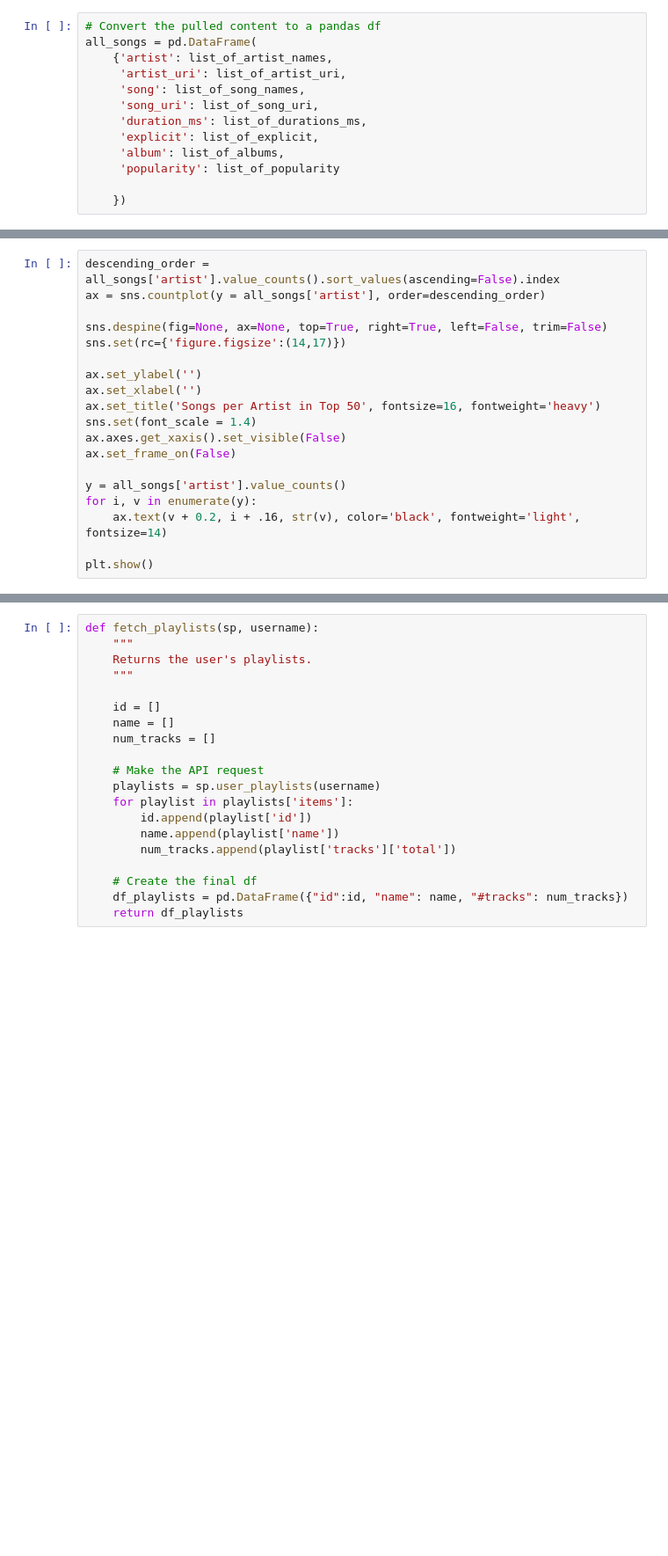
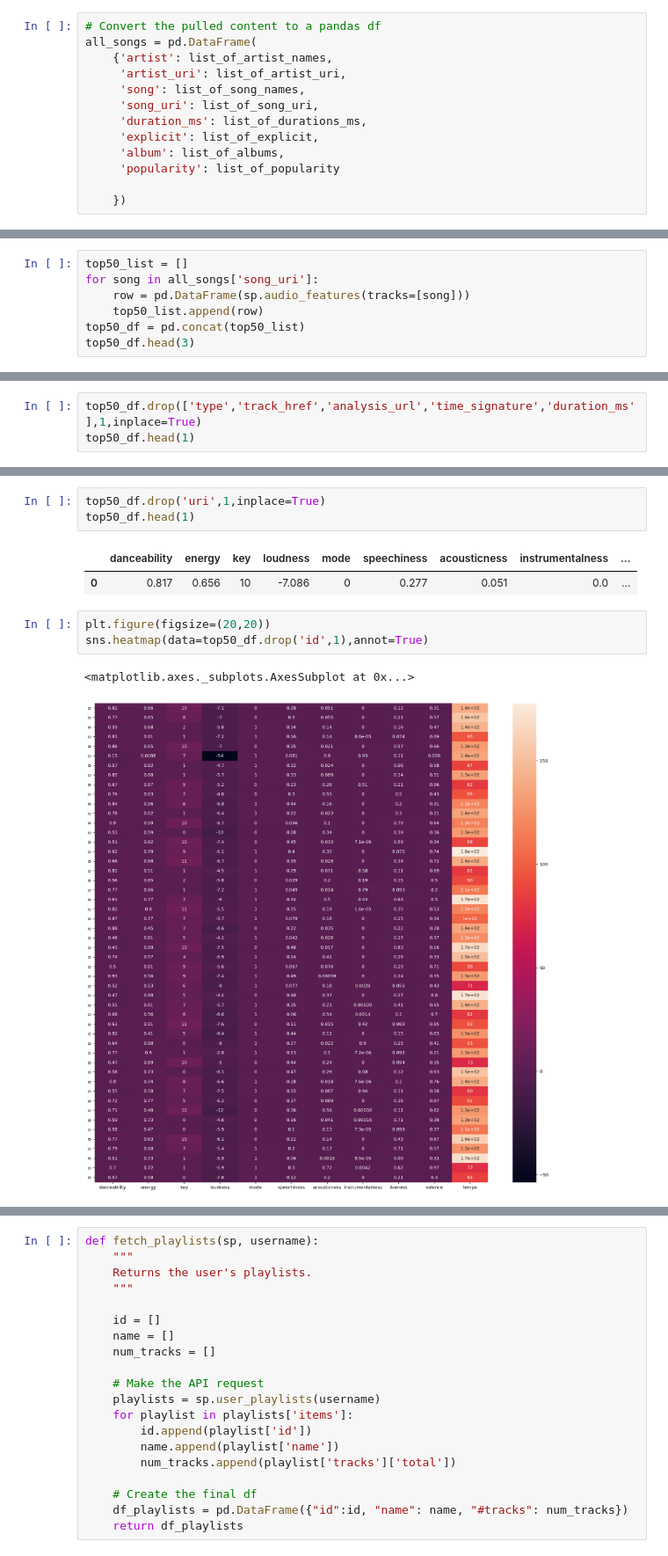
Before and after one commit to trustinyoon/Spotify-Data-Analysis, a Jupyter notebook: Spotify_Data_Manipulation_Python.ipynb, the cells around one changed output, grey strips where cells are left out. Shown at 88% size. Cells and saved outputs as stored; diff of their text form; blank space fills up the shorter version.

```diff
--- a/Spotify_Data_Manipulation_Python.ipynb
+++ b/Spotify_Data_Manipulation_Python.ipynb
@@ -136,19 +120,0 @@ all_songs.sort_values('popularity', ascending=False)
-# %%
-descending_order = all_songs['artist'].value_counts().sort_values(ascending=False).index
-ax = sns.countplot(y = all_songs['artist'], order=descending_order)
-
-sns.despine(fig=None, ax=None, top=True, right=True, left=False, trim=False)
-sns.set(rc={'figure.figsize':(14,17)})
-
-ax.set_ylabel('')
-ax.set_xlabel('')
-ax.set_title('Songs per Artist in Top 50', fontsize=16, fontweight='heavy')
-sns.set(font_scale = 1.4)
-ax.axes.get_xaxis().set_visible(False)
-ax.set_frame_on(False)
-
-y = all_songs['artist'].value_counts()
-for i, v in enumerate(y):
-    ax.text(v + 0.2, i + .16, str(v), color='black', fontweight='light', fontsize=14)
-
-plt.show()
@@ -159,0 +123,7 @@ another key data point: user's most recent playlists are clusters themselves to
+# %%
+top50_list = []
+for song in all_songs['song_uri']:
+    row = pd.DataFrame(sp.audio_features(tracks=[song]))
+    top50_list.append(row)
+top50_df = pd.concat(top50_list)
+top50_df.head(3)
@@ -159,0 +135,3 @@ another key data point: user's most recent playlists are clusters themselves to
+# %%
+top50_df.drop(['type','track_href','analysis_url','time_signature','duration_ms'],1,inplace=True)
+top50_df.head(1)
@@ -159,0 +153,12 @@ another key data point: user's most recent playlists are clusters themselves to
+# %%
+top50_df.drop('uri',1,inplace=True)
+top50_df.head(1)
+# %% [output]
+|  | danceability | energy | key | loudness | mode | speechiness | acousticness | instrumentalness | ... |
+| 0 | 0.817 | 0.656 | 10 | -7.086 | 0 | 0.277 | 0.051 | 0.0 | ... |
+# %%
+plt.figure(figsize=(20,20))
+sns.heatmap(data=top50_df.drop('id',1),annot=True)
+# %% [output]
+<matplotlib.axes._subplots.AxesSubplot at 0x...>
+[figure, added]
```
Also changed, not shown: parts of 71 cells of this notebook.
